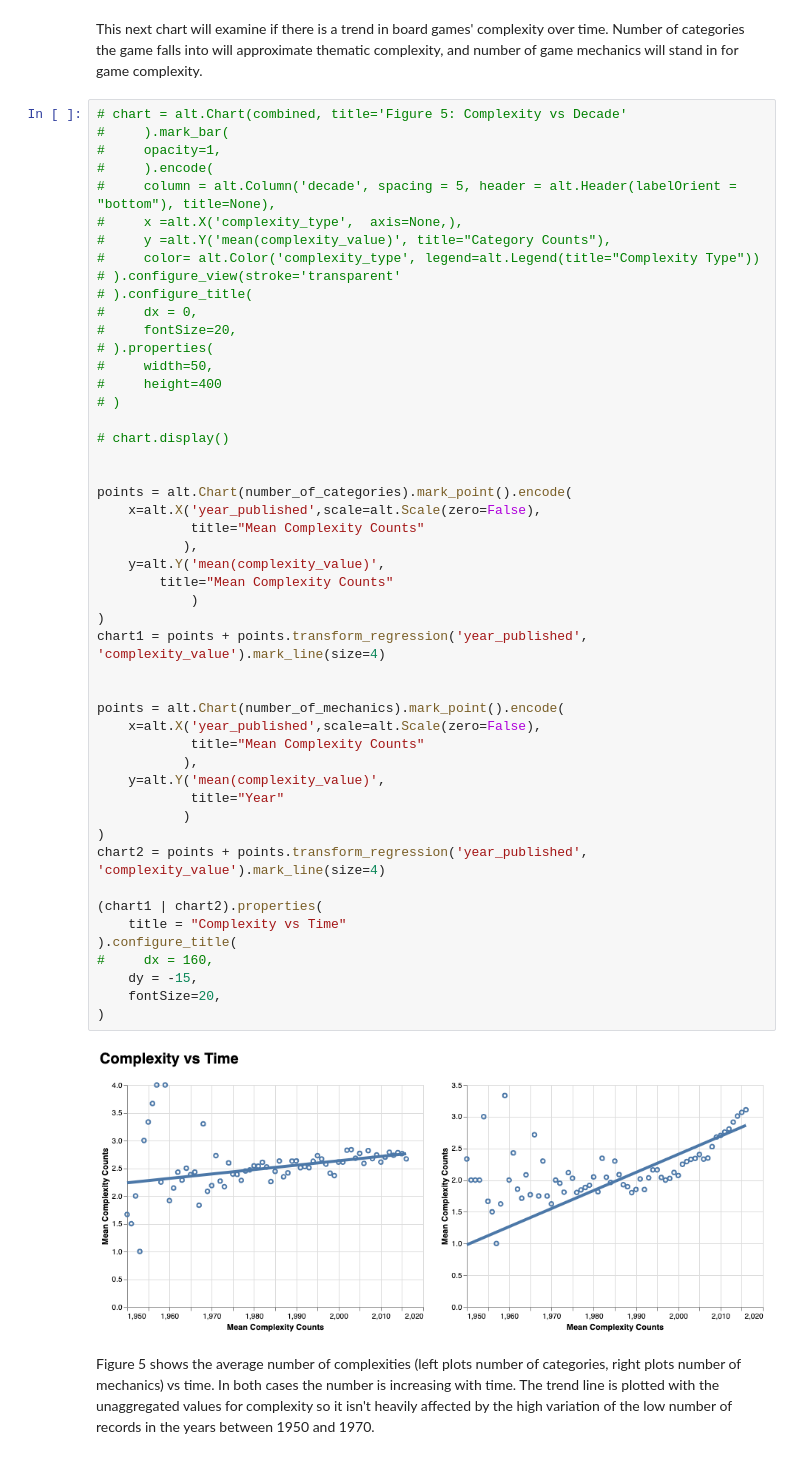
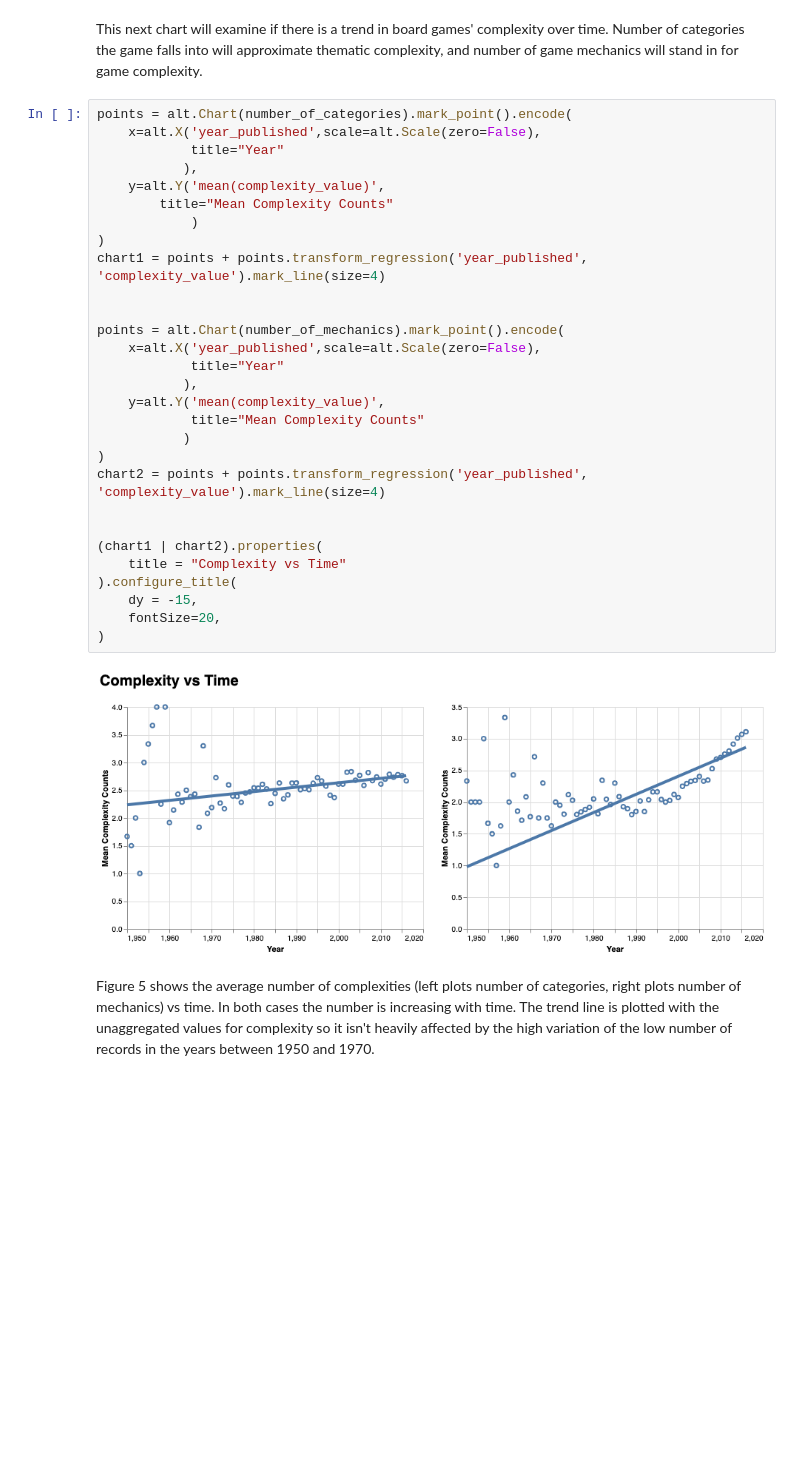
Before and after one commit to ubco-mds-2020-labs/data-550-project2-group-14, a Jupyter notebook: boardgame_EDA.ipynb, the cells around one changed output. Drawn from its saved outputs; the diff is of its cells as text; blank space fills up the shorter version.

```diff
--- a/boardgame_EDA.ipynb
+++ b/boardgame_EDA.ipynb
@@ -473,56 +473,36 @@ However, Figure 4 does indicate that games with longer minimum/maximum playtime
 # %% [markdown]
 This next chart will examine if there is a trend in board games' complexity over time. Number of categories the game falls into will approximate thematic complexity, and number of game mechanics will stand in for game complexity.
 # %%
-# chart = alt.Chart(combined, title='Figure 5: Complexity vs Decade'
-#     ).mark_bar(
-#     opacity=1,
-#     ).encode(
-#     column = alt.Column('decade', spacing = 5, header = alt.Header(labelOrient = "bottom"), title=None),
-#     x =alt.X('complexity_type',  axis=None,),
-#     y =alt.Y('mean(complexity_value)', title="Category Counts"),
-#     color= alt.Color('complexity_type', legend=alt.Legend(title="Complexity Type"))
-# ).configure_view(stroke='transparent'
-# ).configure_title(
-#     dx = 0,
-#     fontSize=20,
-# ).properties(
-#     width=50,
-#     height=400
-# )
-
-# chart.display()
-
-
 points = alt.Chart(number_of_categories).mark_point().encode(
     x=alt.X('year_published',scale=alt.Scale(zero=False),
-            title="Mean Complexity Counts"
+            title="Year"
            ),
     y=alt.Y('mean(complexity_value)',
         title="Mean Complexity Counts"
             )
 )
 chart1 = points + points.transform_regression('year_published', 'complexity_value').mark_line(size=4)
 
 
 points = alt.Chart(number_of_mechanics).mark_point().encode(
     x=alt.X('year_published',scale=alt.Scale(zero=False),
-            title="Mean Complexity Counts"
+            title="Year"
            ),
     y=alt.Y('mean(complexity_value)',
-            title="Year"
+            title="Mean Complexity Counts"
            )
 )
 chart2 = points + points.transform_regression('year_published', 'complexity_value').mark_line(size=4)
 
+
 (chart1 | chart2).properties(
     title = "Complexity vs Time"
 ).configure_title(
-#     dx = 160,
     dy = -15,
     fontSize=20,
 )
 # %% [output]
-[figure, old version]
+[figure, new version]
 # %% [markdown]
 Figure 5 shows the average number of complexities (left plots number of categories, right plots number of mechanics) vs time. In both cases the number is increasing with time. The trend line is plotted with the unaggregated values for complexity so it isn't heavily affected by the high variation of the low number of records in the years between 1950 and 1970.
 # %% [markdown]
```
